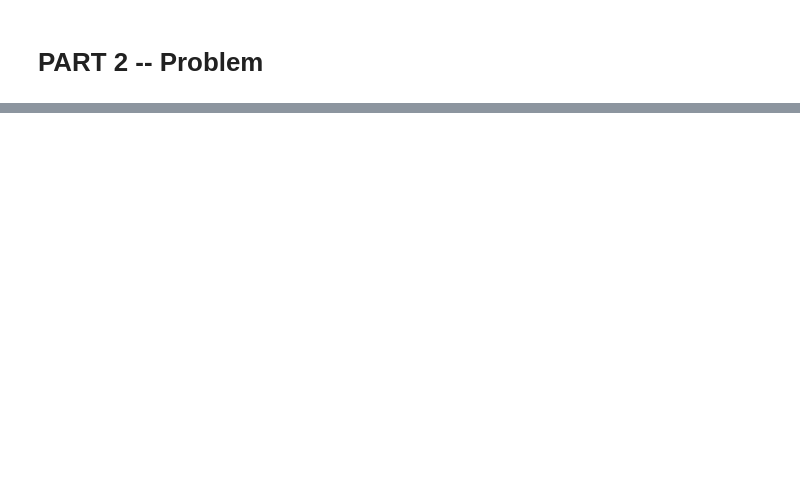
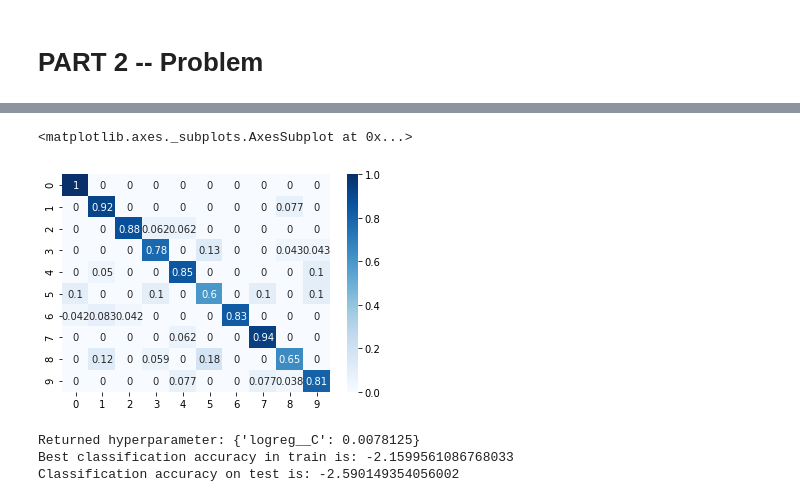
Before and after one commit to Noureddineidir/Applied-ML-ENSAE-Course-, a Jupyter notebook: TP1.ipynb, the cells around one changed output, grey strips where cells are left out. Cells and saved outputs as stored; diff of their text form; code cells hidden in the pictures; blank space fills up the shorter version.

```diff
--- a/TP1.ipynb
+++ b/TP1.ipynb
@@ -322,0 +452,19 @@ When writing your report on this part, include:
+# %%
+sns.heatmap(confusion_matrix(y_test, clf4.predict(X_test), normalize = 'true'), annot=True, cmap='Blues')
+# %% [output]
+<matplotlib.axes._subplots.AxesSubplot at 0x...>
+[figure, added]
+# %%
+# Logistic regression
+pipe = Pipeline([('scaler', StandardScaler()), ('logreg', LogisticRegression(max_iter=5000))])
+parameters4 = {'logreg__C': np.logspace(-8, 8, 17, base=2)} # defining parameter space
+clf4 = GridSearchCV(pipe, parameters4, cv=3, scoring = new_scorer)
+clf4.fit(X_train, y_train)
+
+print('Returned hyperparameter: {}'.format(clf4.best_params_))
+print('Best classification accuracy in train is: {}'.format(clf4.best_score_))
+print('Classification accuracy on test is: {}'.format(clf4.score(X_test, y_test)))
+# %% [output]
+Returned hyperparameter: {'logreg__C': 0.0078125}
+Best classification accuracy in train is: -2.1599561086768033
+Classification accuracy on test is: -2.590149354056002
```
Also changed, not shown: parts of 55 cells of this notebook.
